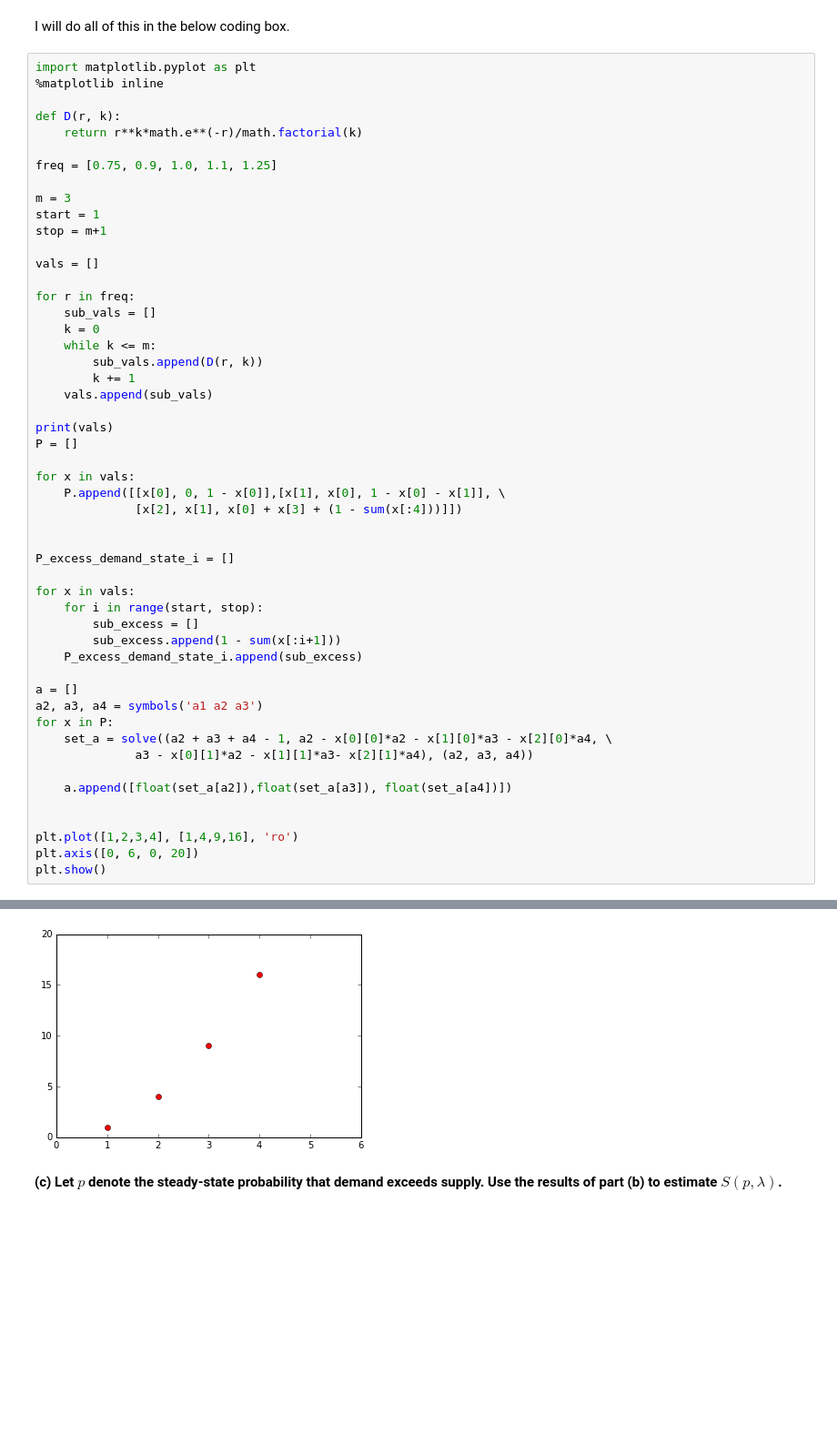
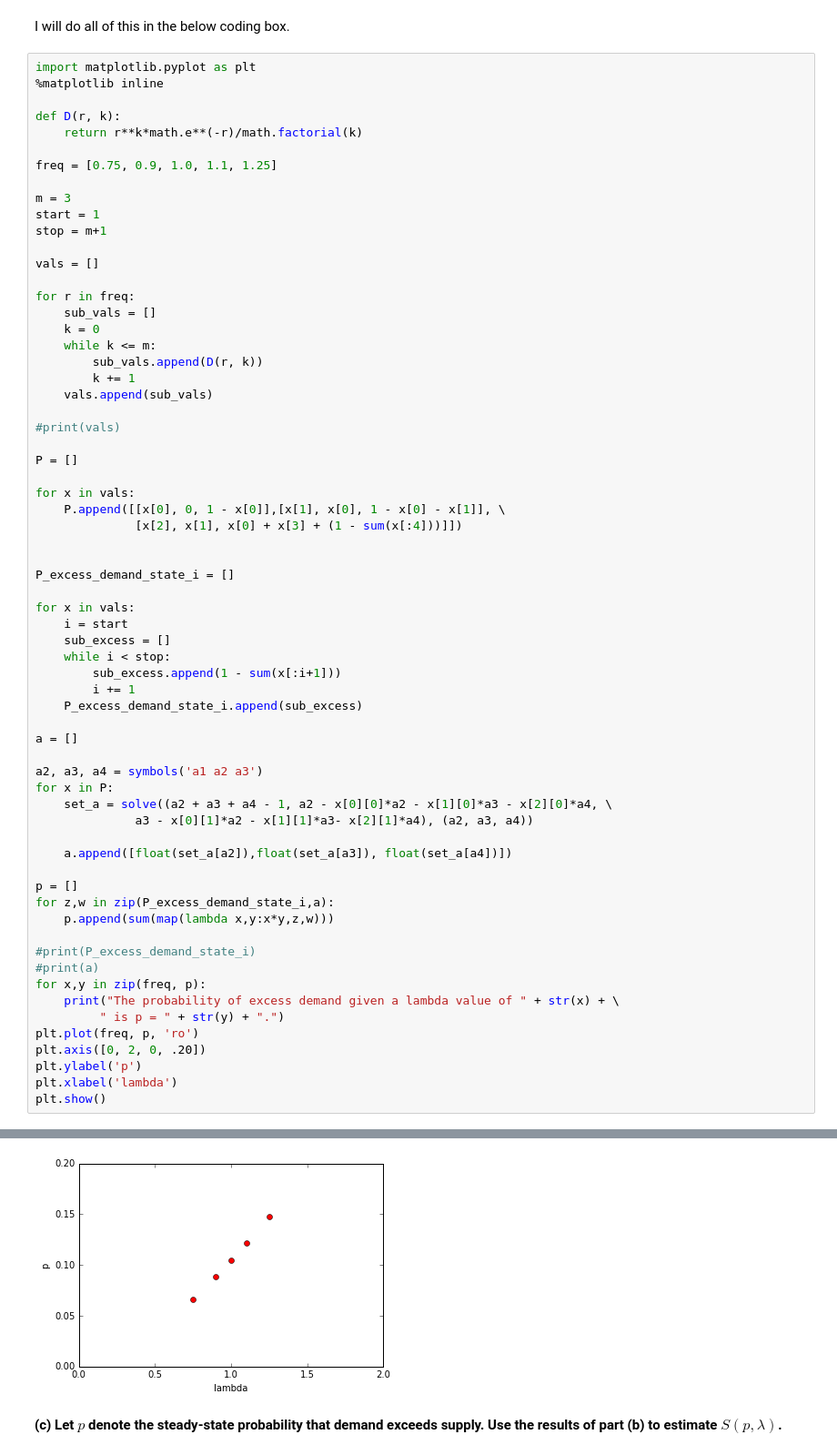
Before and after one commit to programisteto/math_modeling, a Jupyter notebook: takehome2.ipynb, the cells around one changed output, grey strips where cells are left out. Shown at 91% size. Saved outputs shown, nothing was run; the diff lists cells and outputs as text; blank space fills up the shorter version.

```diff
--- a/takehome2.ipynb
+++ b/takehome2.ipynb
@@ -501,7 +501,8 @@ for r in freq:
         k += 1
     vals.append(sub_vals)
 
-print(vals)
+#print(vals)
+
 P = []
 
 for x in vals:
@@ -512,12 +513,15 @@ for x in vals:
 P_excess_demand_state_i = []
 
 for x in vals:
-    for i in range(start, stop):
-        sub_excess = []
+    i = start
+    sub_excess = []
+    while i < stop:
         sub_excess.append(1 - sum(x[:i+1]))
+        i += 1
     P_excess_demand_state_i.append(sub_excess)
 
 a = []
+
 a2, a3, a4 = symbols('a1 a2 a3')
 for x in P:
     set_a = solve((a2 + a3 + a4 - 1, a2 - x[0][0]*a2 - x[1][0]*a3 - x[2][0]*a4, \
@@ -525,8 +529,18 @@ for x in P:
 
     a.append([float(set_a[a2]),float(set_a[a3]), float(set_a[a4])])
 
+p = []
+for z,w in zip(P_excess_demand_state_i,a):
+    p.append(sum(map(lambda x,y:x*y,z,w)))
 
-plt.plot([1,2,3,4], [1,4,9,16], 'ro')
-plt.axis([0, 6, 0, 20])
+#print(P_excess_demand_state_i)
+#print(a)
+for x,y in zip(freq, p):
+    print("The probability of excess demand given a lambda value of " + str(x) + \
+         " is p = " + str(y) + ".")
+plt.plot(freq, p, 'ro')
+plt.axis([0, 2, 0, .20])
+plt.ylabel('p')
+plt.xlabel('lambda')
 plt.show()
 # %% [output]
@@ -534,3 +552,3 @@ plt.show()
-[figure, old version]
+[figure, new version]
 # %% [markdown]
 __(c) Let $p$ denote the steady-state probability that demand exceeds supply. Use the results of part (b) to estimate $S(p, \lambda)$.__
```
Also changed, not shown: parts of 5 cells of this notebook.
